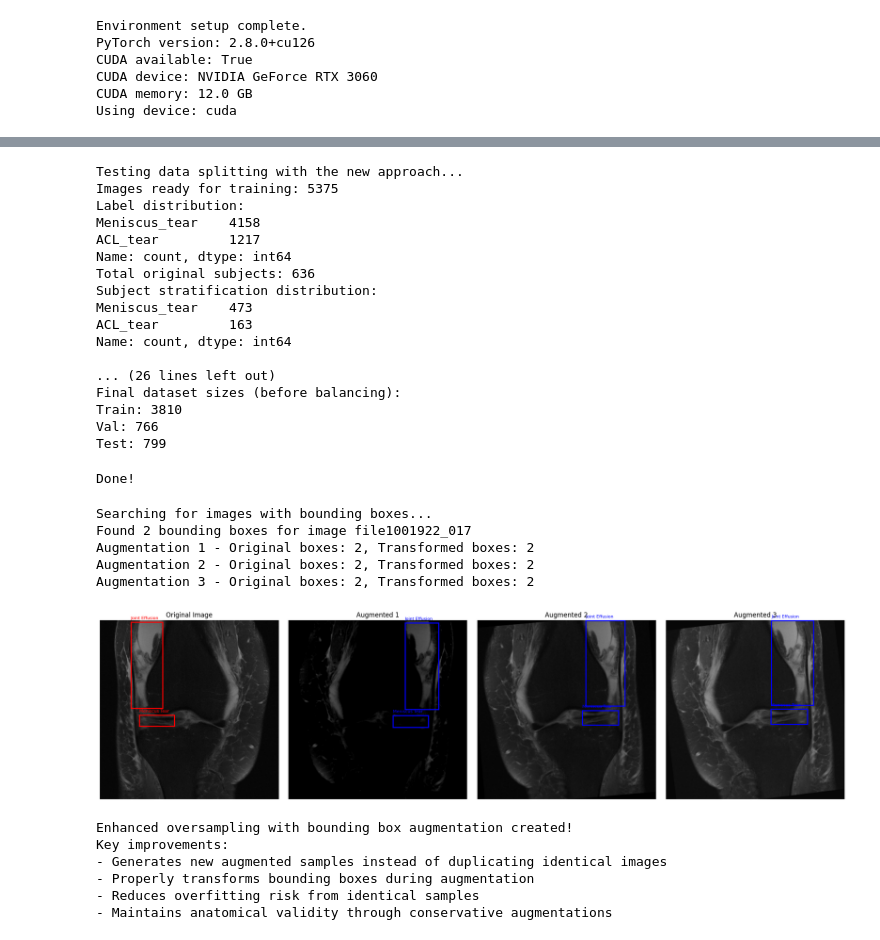
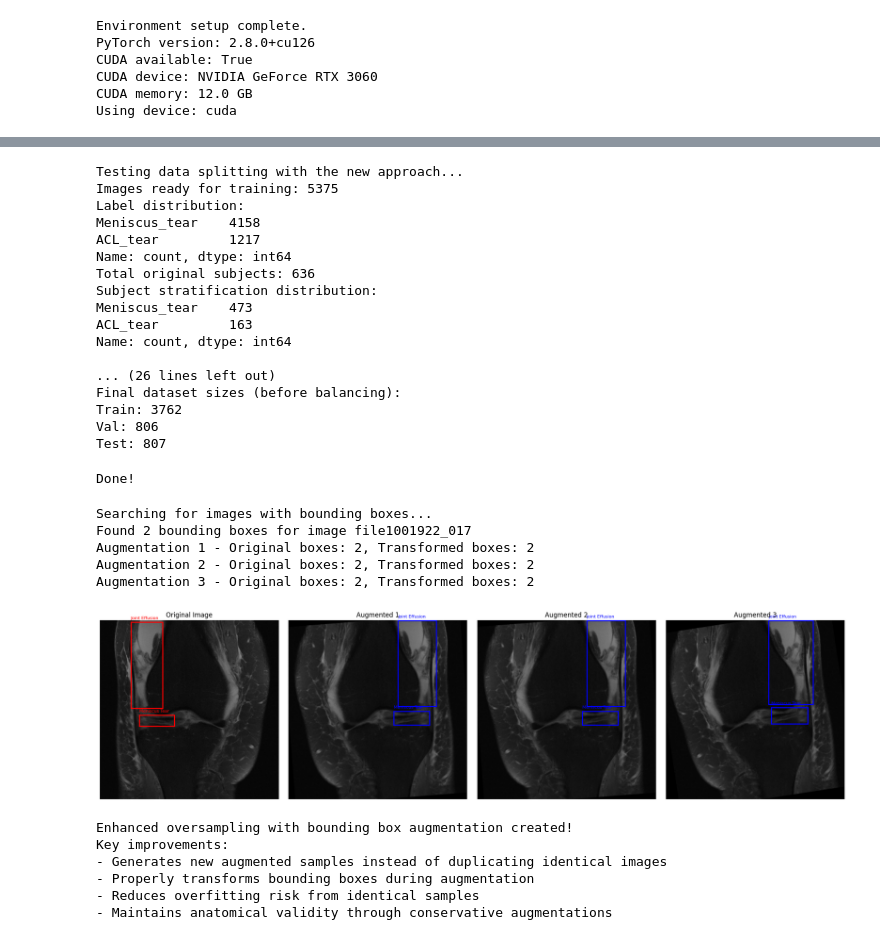
Before and after one commit to marccodesstuff/JointWise, a Jupyter notebook: isk.ipynb, the cells around one changed output, grey strips where cells are left out. Cells and saved outputs as stored; diff of their text form; code cells hidden in the pictures.

```diff
--- a/isk.ipynb
+++ b/isk.ipynb
@@ -260,38 +260,23 @@ stratify_dist = pd.Series(subject_stratify_labels).value_counts()
 print("Subject stratification distribution:")
 print(stratify_dist)
 
-# Split subjects using stratification
-subjects_train, subjects_temp, labels_train, labels_temp = train_test_split(
-    original_subjects, subject_stratify_labels,
-    test_size=0.3, random_state=42, stratify=subject_stratify_labels
-)
+train_data, temp_data = train_test_split(final_images, test_size=0.3, random_state=42, stratify=[img['label'] for img in final_images])
+val_data, test_data = train_test_split(temp_data, test_size=0.5, random_state=42, stratify=[img['label'] for img in temp_data])
 
-subjects_val, subjects_test, labels_val, labels_test = train_test_split(
-    subjects_temp, labels_temp,
-    test_size=0.5, random_state=42, stratify=labels_temp
-)
+# And update the print statements to:
+print(f"\nData split completed (image-level):")
+print(f"Train: {len(train_data)} images")
+print(f"Val: {len(val_data)} images")
+print(f"Test: {len(test_data)} images")
 
-# Create image datasets based on subject splits
-train_data = [img for img in final_images if img['file_id'] in subjects_train]
-val_data = [img for img in final_images if img['file_id'] in subjects_val]
-test_data = [img for img in final_images if img['file_id'] in subjects_test]
-
-print(f"\nData split completed:")
-print(f"Train: {len(train_data)} images from {len(subjects_train)} original subjects")
-print(f"Val: {len(val_data)} images from {len(subjects_val)} original subjects")
-print(f"Test: {len(test_data)} images from {len(subjects_test)} original subjects")
-
-# Show distributions
 train_labels = [img['label'] for img in train_data]
 val_labels = [img['label'] for img in val_data]
 test_labels = [img['label'] for img in test_data]
 
 print(f"\nTrain label distribution:")
 print(pd.Series(train_labels).value_counts())
-
 print(f"\nVal label distribution:")
 print(pd.Series(val_labels).value_counts())
-
 print(f"\nTest label distribution:")
 print(pd.Series(test_labels).value_counts())
 
@@ -322,9 +307,9 @@ Name: count, dtype: int64
 
 ... (26 lines left out)
 Final dataset sizes (before balancing):
-Train: 3810
-Val: 766
-Test: 799
+Train: 3762
+Val: 806
+Test: 807
 # %%
 # ...existing code...
 
@@ -588,7 +563,7 @@ def visualize_bbox_transformation():
     transform = A.Compose([
         A.HorizontalFlip(p=1.0),  # Always apply flip for demonstration
         A.Rotate(limit=10, p=1.0),  # Small rotation
-        A.RandomBrightnessContrast(brightness_limit=0.2, contrast_limit=0.2, p=0.5),
+        #A.RandomBrightnessContrast(brightness_limit=0.2, contrast_limit=0.2, p=0.5),
     ], bbox_params=A.BboxParams(format='pascal_voc', label_fields=['bbox_labels']))
 
     # Create figure for visualization
@@ -619,34 +594,34 @@ def visualize_bbox_transformation():
 
             # Draw transformed bounding boxes
             for bbox, label in zip(transformed_bboxes, transformed_labels):
                 rect = patches.Rectangle((bbox[0], bbox[1]), bbox[2]-bbox[0], bbox[3]-bbox[1],
                                        linewidth=2, edgecolor='blue', facecolor='none')
                 axes[i].add_patch(rect)
                 axes[i].text(bbox[0], bbox[1]-5, label[:15], color='blue', fontsize=8)
 
             print(f"Augmentation {i} - Original boxes: {len(boxes)}, Transformed boxes: {len(transformed_bboxes)}")
 
         except Exception as e:
             axes[i].text(0.5, 0.5, f'Augmentation failed:\n{str(e)[:50]}...',
                        transform=axes[i].transAxes, ha='center', va='center')
             axes[i].set_title(f'Failed {i}')
             print(f"Augmentation {i} failed: {e}")
 
     for ax in axes:
         ax.axis('off')
 
     plt.tight_layout()
     plt.show()
 
 # Run the demonstration
 visualize_bbox_transformation()
 # %% [output]
 Searching for images with bounding boxes...
 Found 2 bounding boxes for image file1001922_017
 Augmentation 1 - Original boxes: 2, Transformed boxes: 2
 Augmentation 2 - Original boxes: 2, Transformed boxes: 2
 Augmentation 3 - Original boxes: 2, Transformed boxes: 2
-[figure, old version]
+[figure, new version]
 # %%
 # Enhanced Oversampling with Bounding Box Augmentation
 class BoundingBoxAwareOversampler:
```
Also changed, not shown: parts of 7 cells of this notebook.
